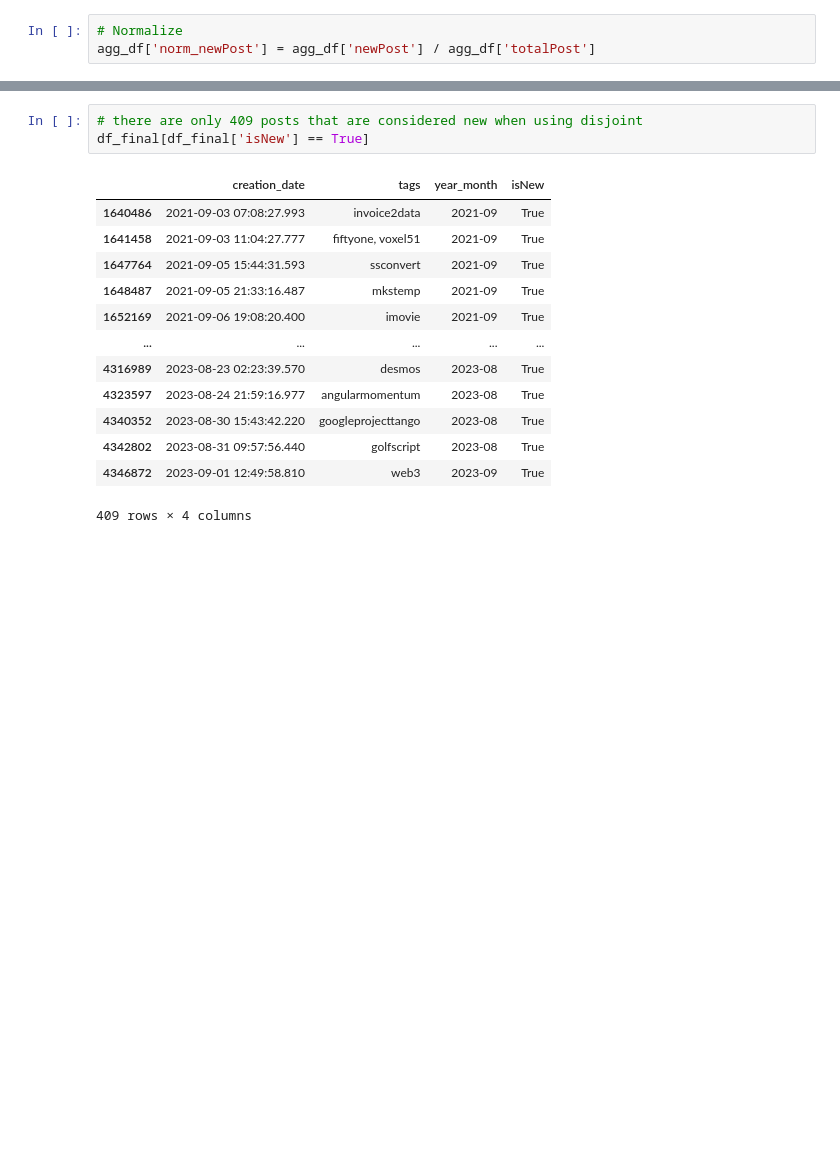
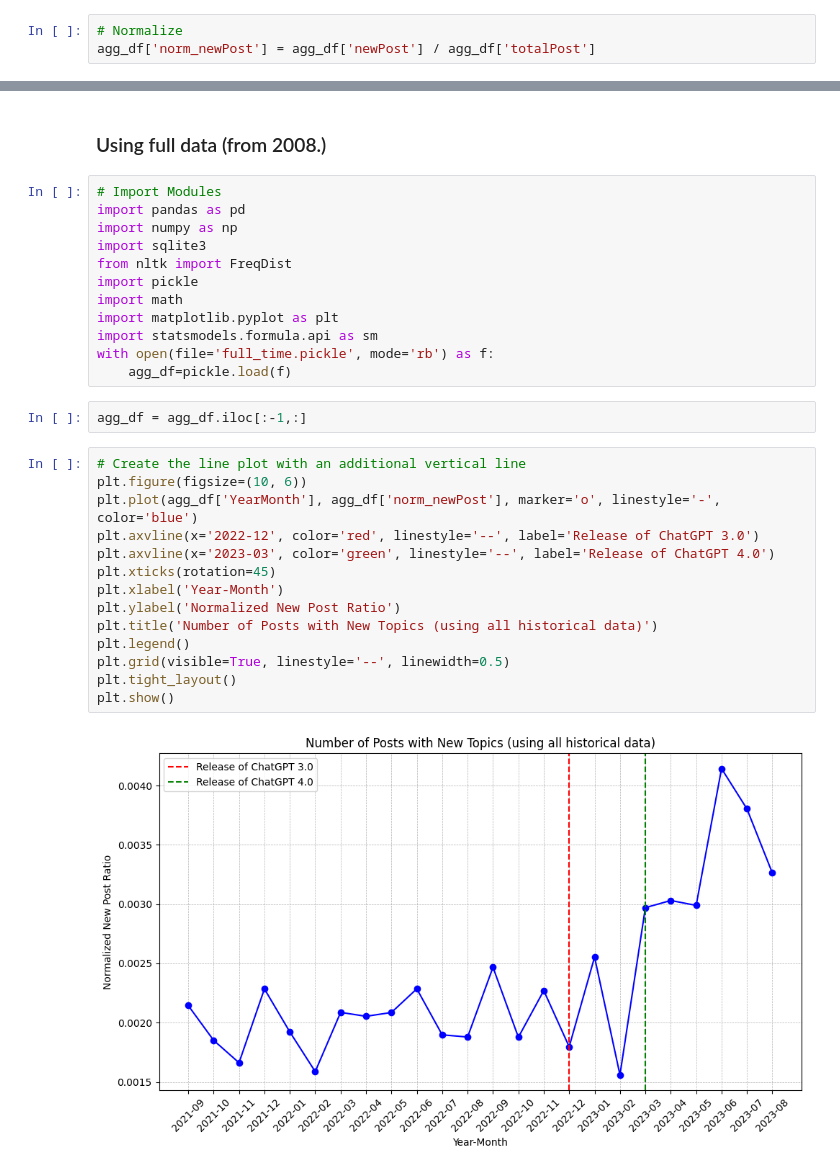
Before and after one commit to CG6036/_Robustness, a Jupyter notebook: newTag/ratioTrend2.ipynb, the cells around one changed output, grey strips where cells are left out. Saved outputs shown, nothing was run; the diff lists cells and outputs as text; blank space fills up the shorter version.

```diff
--- a/newTag/ratioTrend2.ipynb
+++ b/newTag/ratioTrend2.ipynb
@@ -198,17 +197,32 @@ plt.show()
-# %%
-# there are only 409 posts that are considered new when using disjoint
-df_final[df_final['isNew'] == True]
-# %% [output]
-|  | creation_date | tags | year_month | isNew |
-| 1640486 | 2021-09-03 07:08:27.993 | invoice2data | 2021-09 | True |
-| 1641458 | 2021-09-03 11:04:27.777 | fiftyone, voxel51 | 2021-09 | True |
-| 1647764 | 2021-09-05 15:44:31.593 | ssconvert | 2021-09 | True |
-| 1648487 | 2021-09-05 21:33:16.487 | mkstemp | 2021-09 | True |
-| 1652169 | 2021-09-06 19:08:20.400 | imovie | 2021-09 | True |
-| ... | ... | ... | ... | ... |
-| 4316989 | 2023-08-23 02:23:39.570 | desmos | 2023-08 | True |
-| 4323597 | 2023-08-24 21:59:16.977 | angularmomentum | 2023-08 | True |
-| 4340352 | 2023-08-30 15:43:42.220 | googleprojecttango | 2023-08 | True |
-| 4342802 | 2023-08-31 09:57:56.440 | golfscript | 2023-08 | True |
-| 4346872 | 2023-09-01 12:49:58.810 | web3 | 2023-09 | True |
-409 rows × 4 columns
+# %% [markdown]
+### Using full data (from 2008.)
+# %%
+# Import Modules
+import pandas as pd
+import numpy as np
+import sqlite3
+from nltk import FreqDist
+import pickle
+import math
+import matplotlib.pyplot as plt
+import statsmodels.formula.api as sm
+with open(file='full_time.pickle', mode='rb') as f:
+    agg_df=pickle.load(f)
+# %%
+agg_df = agg_df.iloc[:-1,:]
+# %%
+# Create the line plot with an additional vertical line
+plt.figure(figsize=(10, 6))
+plt.plot(agg_df['YearMonth'], agg_df['norm_newPost'], marker='o', linestyle='-', color='blue')
+plt.axvline(x='2022-12', color='red', linestyle='--', label='Release of ChatGPT 3.0')
+plt.axvline(x='2023-03', color='green', linestyle='--', label='Release of ChatGPT 4.0')
+plt.xticks(rotation=45)
+plt.xlabel('Year-Month')
+plt.ylabel('Normalized New Post Ratio')
+plt.title('Number of Posts with New Topics (using all historical data)')
+plt.legend()
+plt.grid(visible=True, linestyle='--', linewidth=0.5)
+plt.tight_layout()
+plt.show()
+# %% [output]
+[figure, added]
```
Also changed, not shown: parts of 2 cells of this notebook, 11 other files.
